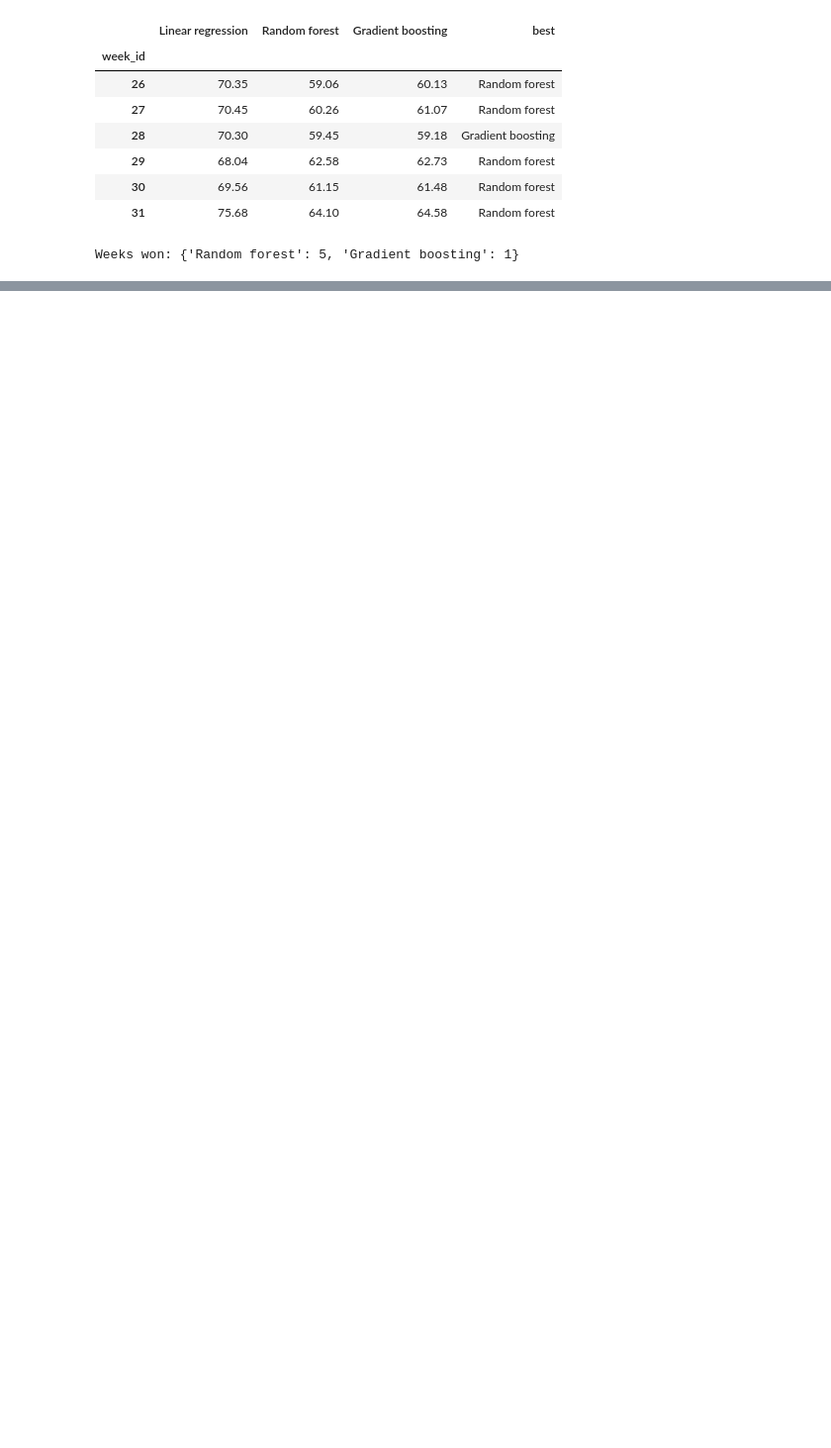
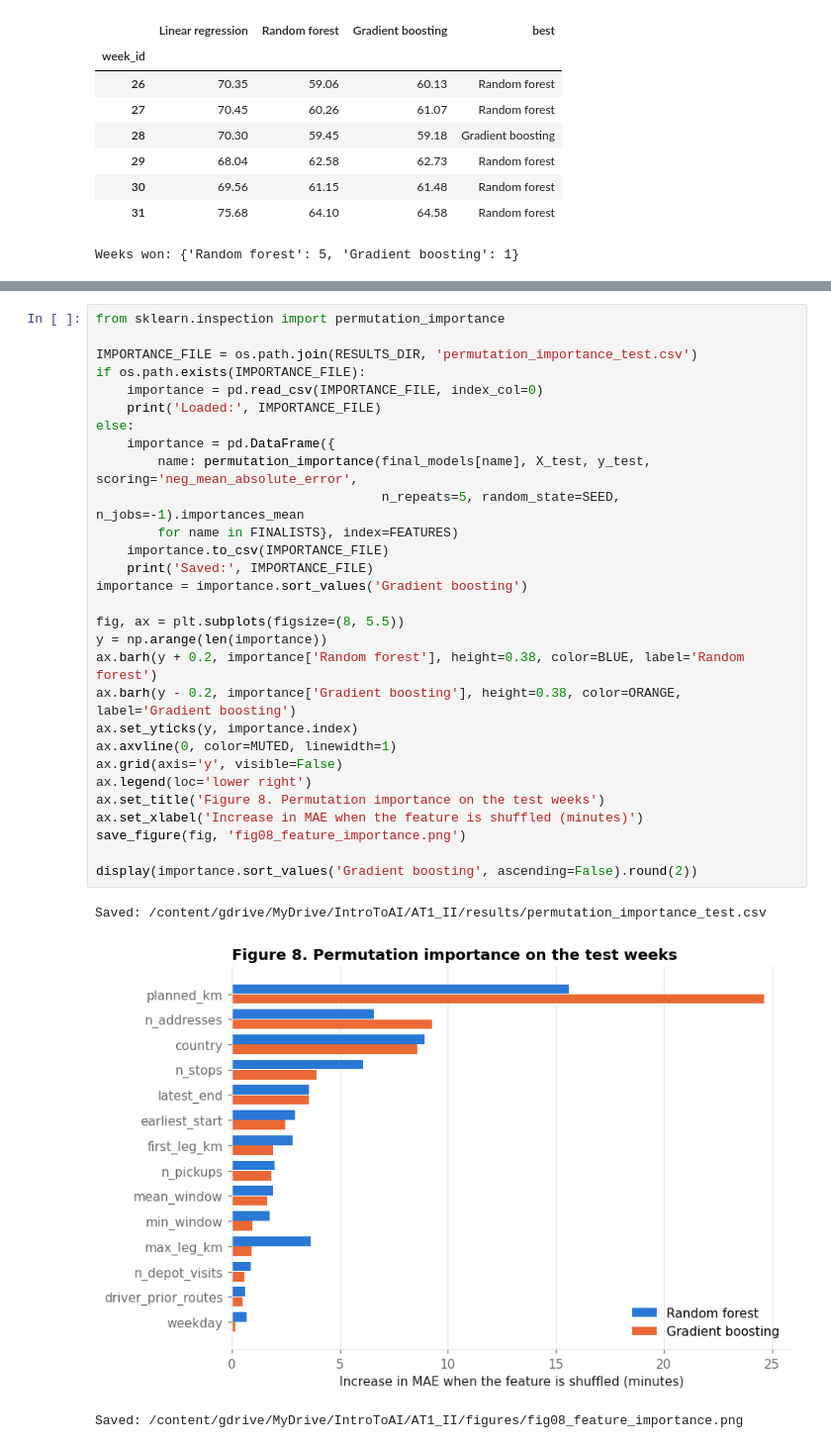
Before and after one commit to brucenguyen0302-code/last-mile-route-duration, a Jupyter notebook: notebooks/AT1_II_route_duration.ipynb, the cells around one changed output, grey strips where cells are left out. Shown at 99% size. Cells and saved outputs as stored; diff of their text form; blank space fills up the shorter version.

```diff
--- a/notebooks/AT1_II_route_duration.ipynb
+++ b/notebooks/AT1_II_route_duration.ipynb
@@ -1238,0 +1372,33 @@ Weeks won: {'Random forest': 5, 'Gradient boosting': 1}
+# %%
+from sklearn.inspection import permutation_importance
+
+IMPORTANCE_FILE = os.path.join(RESULTS_DIR, 'permutation_importance_test.csv')
+if os.path.exists(IMPORTANCE_FILE):
+    importance = pd.read_csv(IMPORTANCE_FILE, index_col=0)
+    print('Loaded:', IMPORTANCE_FILE)
+else:
+    importance = pd.DataFrame({
+        name: permutation_importance(final_models[name], X_test, y_test, scoring='neg_mean_absolute_error',
+                                     n_repeats=5, random_state=SEED, n_jobs=-1).importances_mean
+        for name in FINALISTS}, index=FEATURES)
+    importance.to_csv(IMPORTANCE_FILE)
+    print('Saved:', IMPORTANCE_FILE)
+importance = importance.sort_values('Gradient boosting')
+
+fig, ax = plt.subplots(figsize=(8, 5.5))
+y = np.arange(len(importance))
+ax.barh(y + 0.2, importance['Random forest'], height=0.38, color=BLUE, label='Random forest')
+ax.barh(y - 0.2, importance['Gradient boosting'], height=0.38, color=ORANGE, label='Gradient boosting')
+ax.set_yticks(y, importance.index)
+ax.axvline(0, color=MUTED, linewidth=1)
+ax.grid(axis='y', visible=False)
+ax.legend(loc='lower right')
+ax.set_title('Figure 8. Permutation importance on the test weeks')
+ax.set_xlabel('Increase in MAE when the feature is shuffled (minutes)')
+save_figure(fig, 'fig08_feature_importance.png')
+
+display(importance.sort_values('Gradient boosting', ascending=False).round(2))
+# %% [output]
+Saved: /content/gdrive/MyDrive/IntroToAI/AT1_II/results/permutation_importance_test.csv
+[figure, added]
+Saved: /content/gdrive/MyDrive/IntroToAI/AT1_II/figures/fig08_feature_importance.png
```
Also changed, not shown: parts of 16 cells of this notebook.
